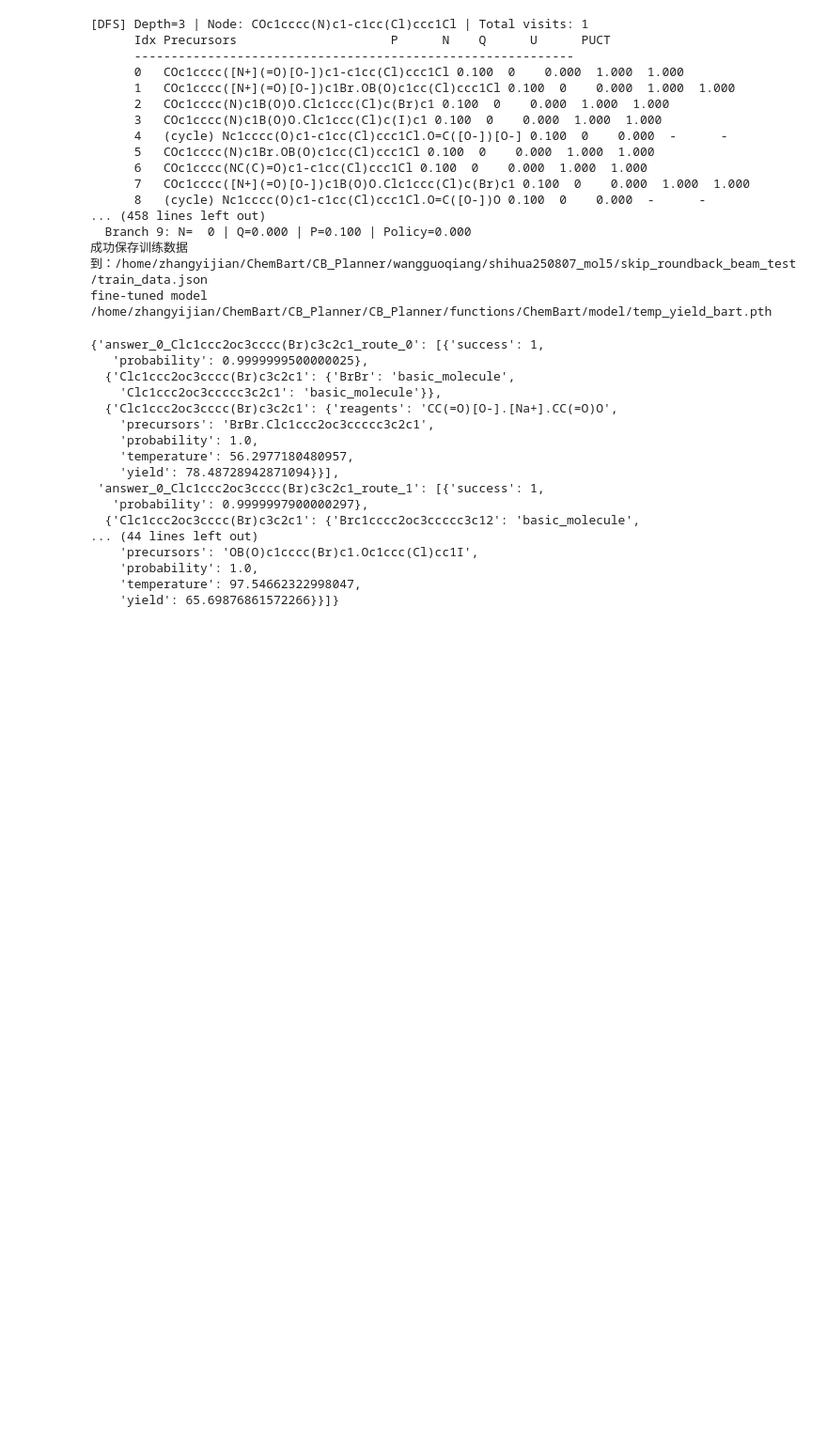
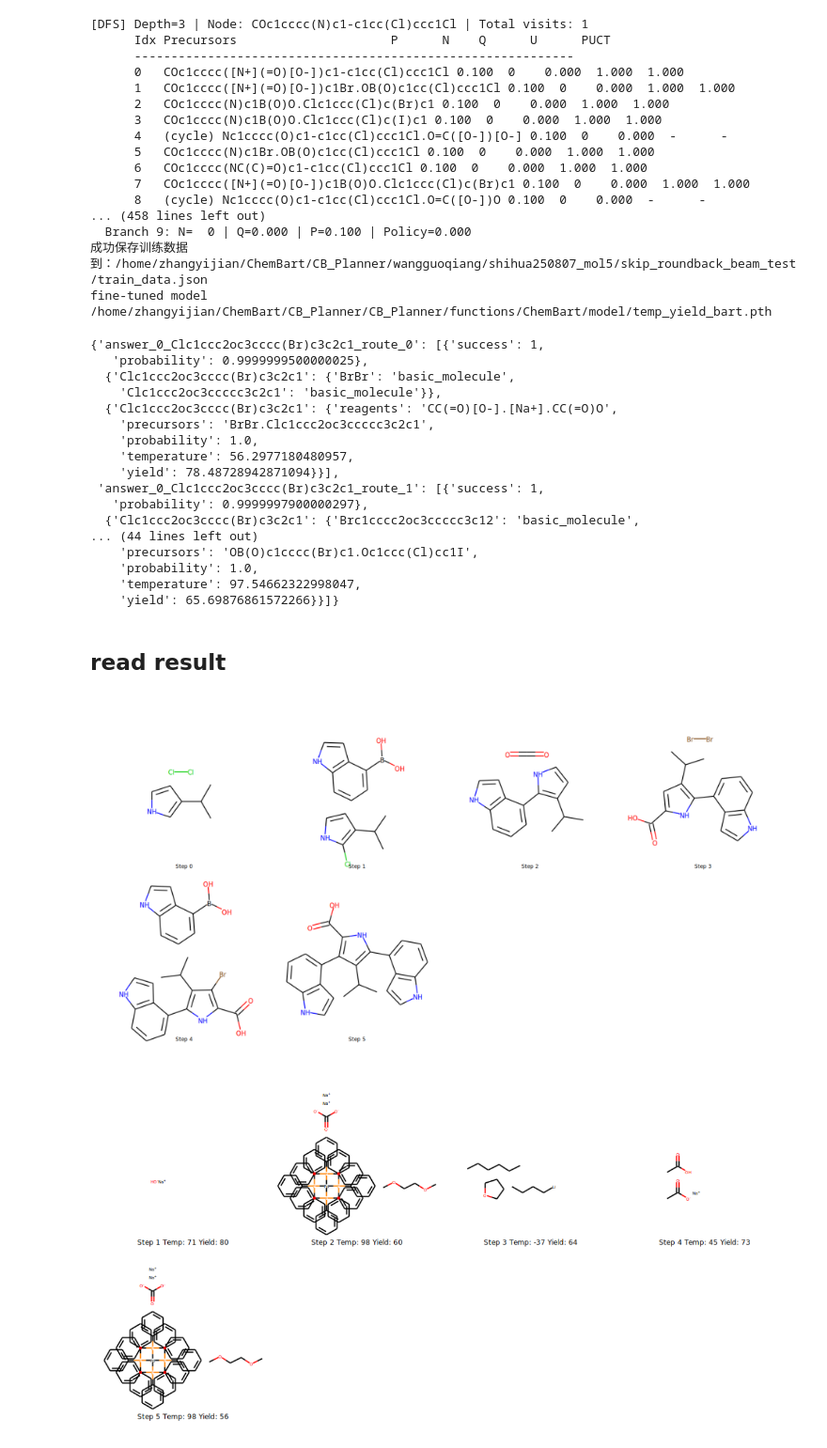
Before and after one commit to njukenanli/ChemBart_Planner, a Jupyter notebook: retrosythsis.ipynb, the cells around one changed output. Shown at 94% size. Cells and saved outputs as stored; diff of their text form; code cells hidden in the pictures; blank space fills up the shorter version.

Commit message:
update Visualization utils

```diff
--- a/retrosythsis.ipynb
+++ b/retrosythsis.ipynb
@@ -108,3 +108,15 @@ ans
     'yield': 65.69876861572266}}]}
 # %%
 planner.save_to_file(ans)
+# %% [markdown]
+## read result
+# %%
+from CB_Planner.functions.utils import Visualizer
+from CB_Planner.functions.utils import RetroAnalyzer
+from pathlib import Path
+
+input_dir = '20250718_benchmark_topp_strict'
+output_csv = 'result_file/20250718_benchmark_topp_strict.csv'
+analyzer = RetroAnalyzer(input_dir, output_csv)
+df_analysis = analyzer.analyze_directory()
+reaction_view = Visualizer()
@@ -110,0 +137,18 @@ planner.save_to_file(ans)
+# %%
+#path = Path('/home/zhangyijian/ChemBart/CB_Planner/JMC/20250718_benchmark_beam_strict/answer_0_CC(C)c1c(-c2cccc3[nH]ccc23)[nH]c(C(=O)O)c1-c1cccc2[nH]ccc12_route_0')
+
+path = Path('path/to/result/file')
+file_result = analyzer.analyze_file(path)
+
+# 获取路径和反应条件
+path = analyzer._get_route_path(file_result.reaction_data)
+reagent_list, temp_list, yield_list = analyzer._get_reagent_path(file_result.reaction_data)
+
+# 1️⃣ visualize route
+reaction_view.visualize_route_only_mols(path)
+
+# 2️⃣ visualize reaction conditions
+reaction_view.visualize_reaction_conditions(reagent_list, temp_list, yield_list)
+# %% [output]
+[figure, added]
+[figure, added]
```
Also changed, not shown: parts of 1 cell of this notebook, 1 other file.
